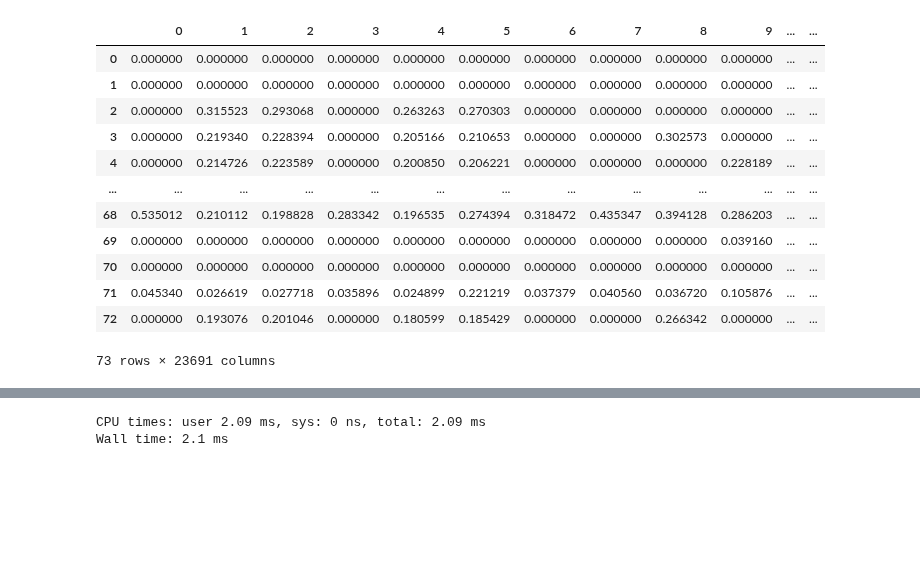
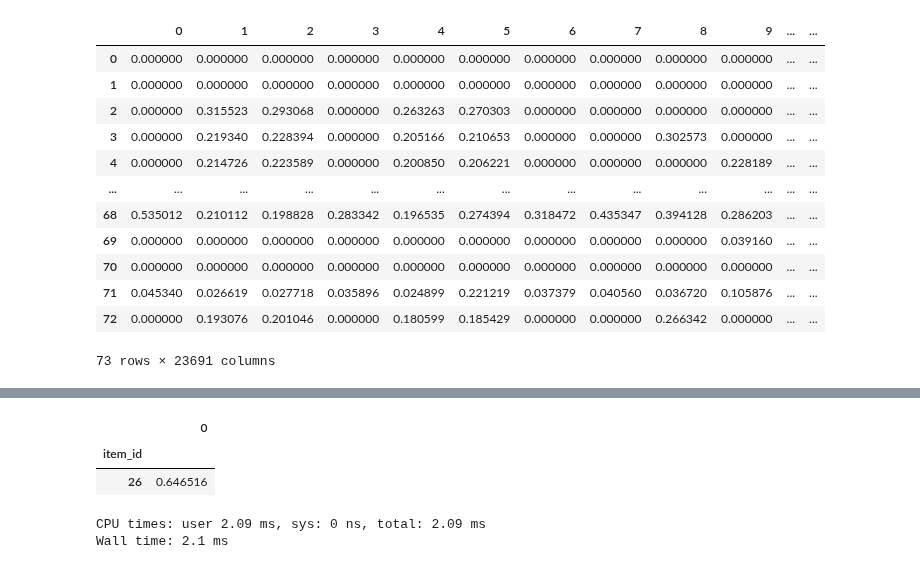
Before and after one commit to Ananassio/Data-Science_lab, a Jupyter notebook: Project/Data.ipynb, the cells around one changed output, grey strips where cells are left out. Drawn from its saved outputs; the diff is of its cells as text; code cells hidden in the pictures; blank space fills up the shorter version.

```diff
--- a/Project/Data.ipynb
+++ b/Project/Data.ipynb
@@ -1513,3 +1557,9 @@ temp.sort_values(by=0)
+# %%
+temp[temp.index==26]
+# %% [output]
+|  | 0 |
+| item_id |  |
+| 26 | 0.646516 |
 # %%
 %%time
 
```
Also changed, not shown: parts of 10 cells of this notebook.
